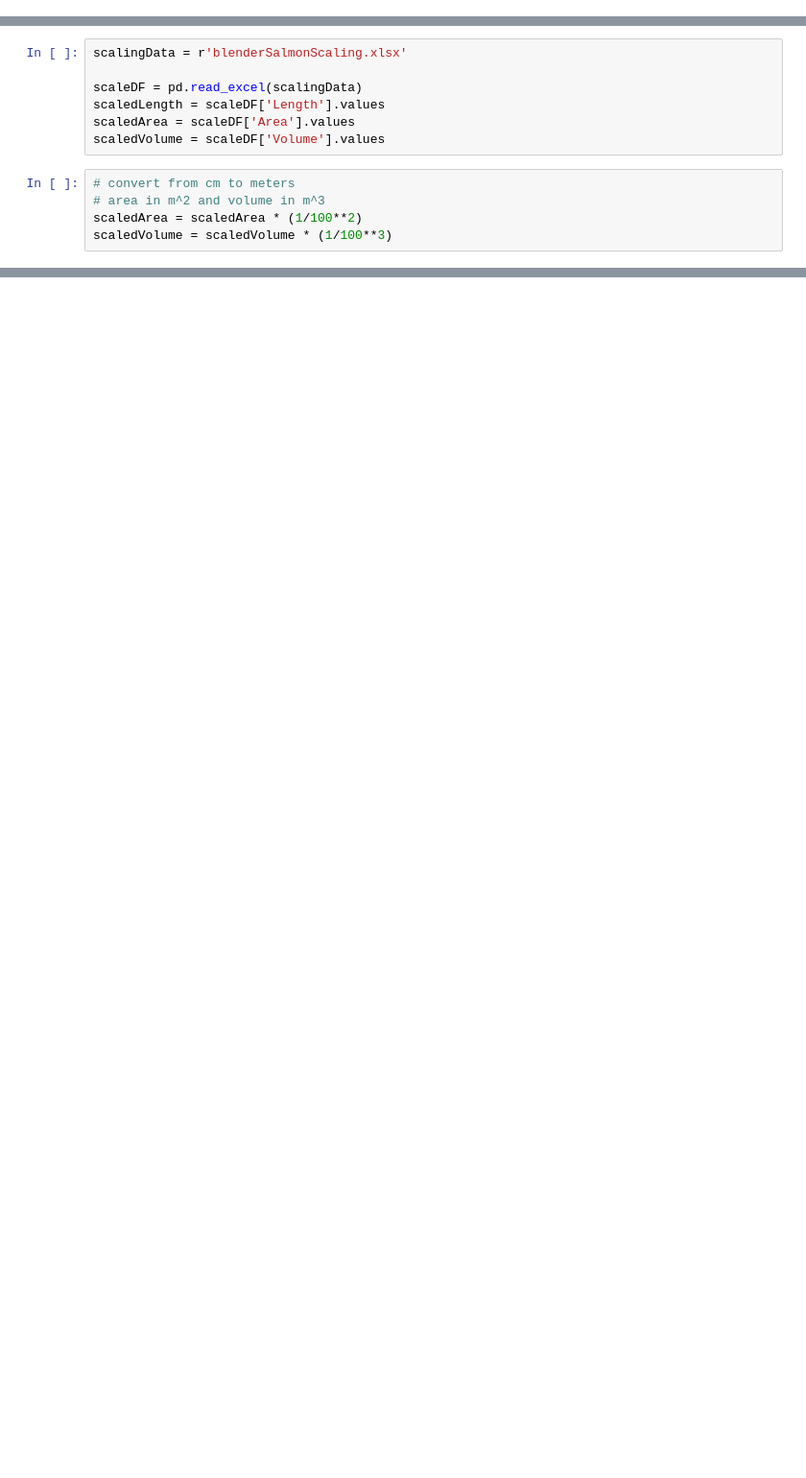
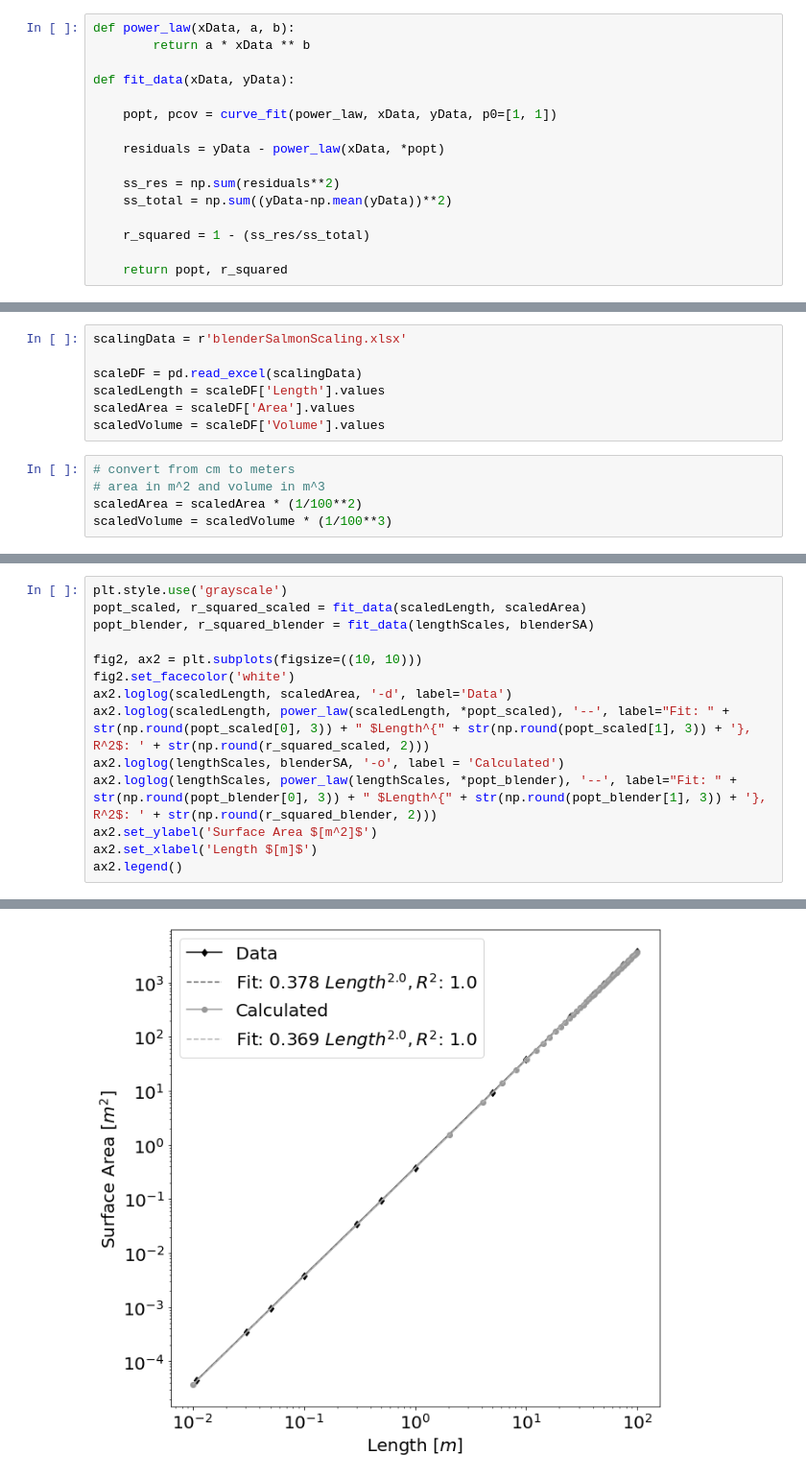
Before and after one commit to michaelcoe/Ika-Fit, a Jupyter notebook: processData.ipynb, the cells around one changed output, grey strips where cells are left out. Shown at 96% size. Drawn from its saved outputs; the diff is of its cells as text; blank space fills up the shorter version.

```diff
--- a/processData.ipynb
+++ b/processData.ipynb
@@ -10,5 +12,21 @@ import pathlib
 from scipy import stats
 from scipy.optimize import curve_fit
 from scipy.stats.distributions import  t
+# %%
+def power_law(xData, a, b):
+        return a * xData ** b
+
+def fit_data(xData, yData):
+
+    popt, pcov = curve_fit(power_law, xData, yData, p0=[1, 1])
+
+    residuals = yData - power_law(xData, *popt)
+
+    ss_res = np.sum(residuals**2)
+    ss_total = np.sum((yData-np.mean(yData))**2)
+
+    r_squared = 1 - (ss_res/ss_total)
+
+    return popt, r_squared
 # %%
 dataBase = r'/home/mco143/Documents/gitRepos/fish_contours/PhillipsFitData.xlsx'
@@ -86,0 +101,15 @@ ax2.legend()
+# %%
+plt.style.use('grayscale')
+popt_scaled, r_squared_scaled = fit_data(scaledLength, scaledArea)
+popt_blender, r_squared_blender = fit_data(lengthScales, blenderSA)
+
+fig2, ax2 = plt.subplots(figsize=((10, 10)))
+fig2.set_facecolor('white')
+ax2.loglog(scaledLength, scaledArea, '-d', label='Data')
+ax2.loglog(scaledLength, power_law(scaledLength, *popt_scaled), '--', label="Fit: " + str(np.round(popt_scaled[0], 3)) + " $Length^{" + str(np.round(popt_scaled[1], 3)) + '}, R^2$: ' + str(np.round(r_squared_scaled, 2)))
+ax2.loglog(lengthScales, blenderSA, '-o', label = 'Calculated')
+ax2.loglog(lengthScales, power_law(lengthScales, *popt_blender), '--', label="Fit: " + str(np.round(popt_blender[0], 3)) + " $Length^{" + str(np.round(popt_blender[1], 3)) + '}, R^2$: ' + str(np.round(r_squared_blender, 2)))
+ax2.set_ylabel('Surface Area $[m^2]$')
+ax2.set_xlabel('Length $[m]$')
+ax2.legend()
+# %% [output]
@@ -86,0 +117 @@ ax2.legend()
+[figure, added]
```
Also changed, not shown: parts of 9 cells of this notebook, 3 other files.
